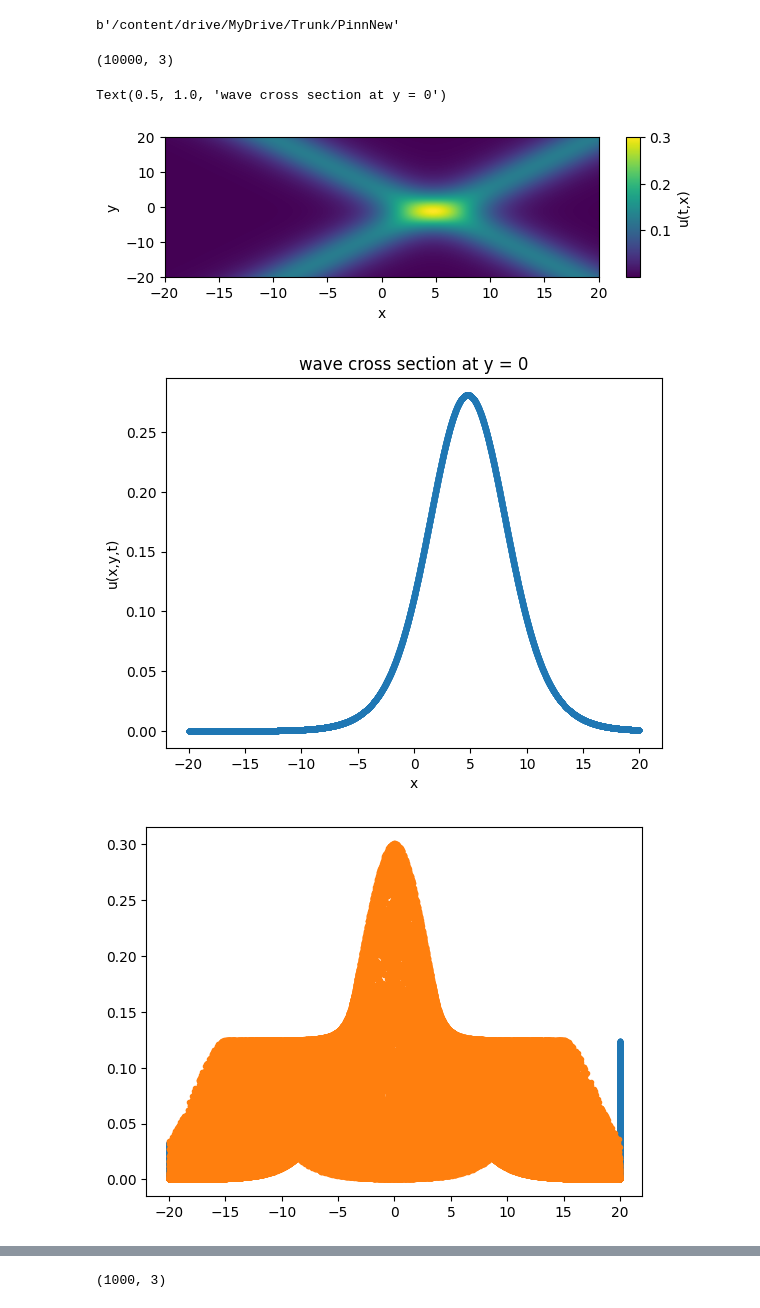
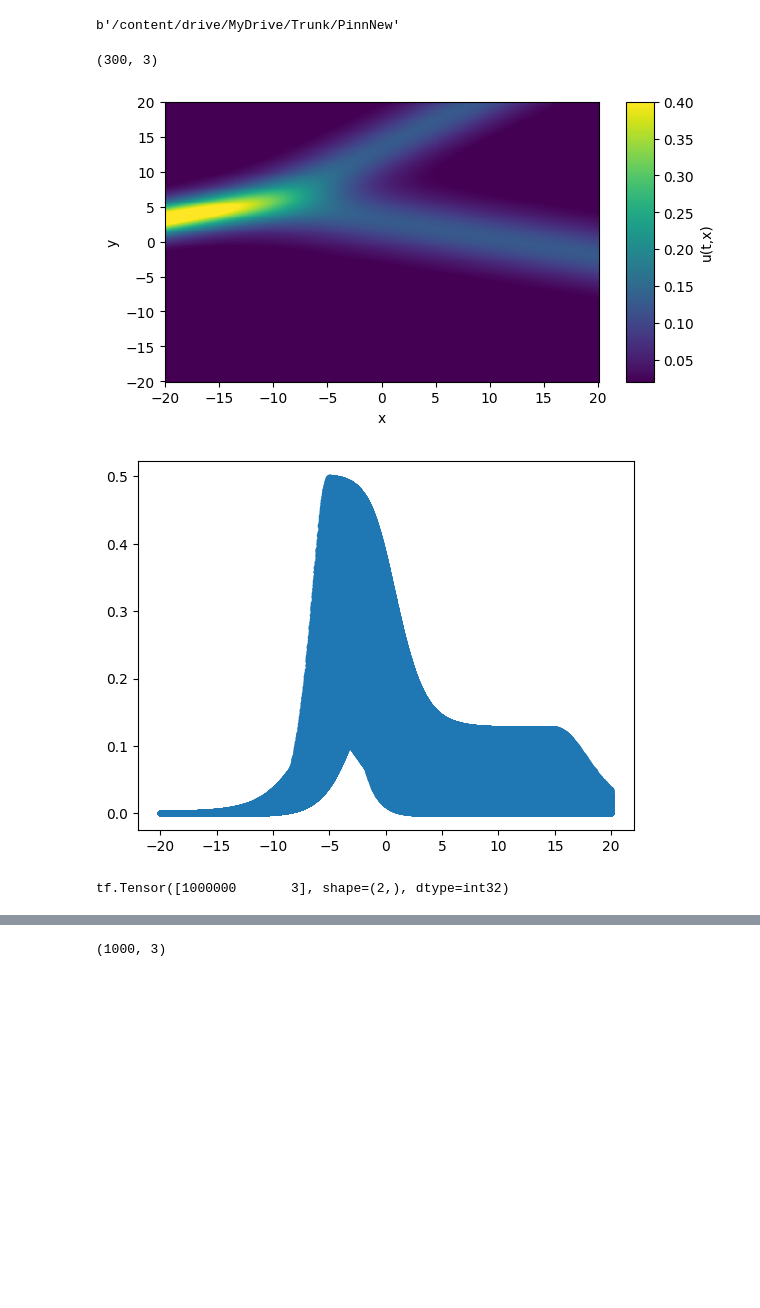
Before and after one commit to naiaseh/Trunk, a Jupyter notebook: PinnNew/KP.ipynb, the cells around one changed output, grey strips where cells are left out. Saved outputs shown, nothing was run; the diff lists cells and outputs as text; code cells hidden in the pictures; blank space fills up the shorter version.

```diff
--- a/PinnNew/KP.ipynb
+++ b/PinnNew/KP.ipynb
@@ -126,51 +190,50 @@ def phi_function(txy):
 # %%
 from matplotlib.gridspec import GridSpec
-N = 1000
-TIME = 3
-xt = np.linspace(-20,20,N).T
+N = 300
+TIME = 7
+xt = np.linspace(x_start,length,N).T
 yt = np.linspace(y_start,ylength,N).T
 tt = np.zeros((N,1))
 xt = xt.reshape(-1,1)
 yt = yt.reshape(-1,1)
 tt = tt.reshape(-1,1)
 
 txy_test = np.c_[tt,xt,yt]
 print(txy_test.shape)
 txy_test = tf.convert_to_tensor(txy_test, dtype = 'float32')
 txy_test = tf.reshape(txy_test, [N,3])
 
 x, y = np.meshgrid(xt, yt)
 txy = np.stack([np.full(x.flatten().shape, TIME), x.flatten(), y.flatten()],axis=-1)
-fig = plt.figure(figsize=(7,4))
+fig = plt.figure(figsize=(7,8))
 
 gs = GridSpec(2, 5)
 plt.subplot(gs[0, :])
 
 ut = phi_function(txy)
 ut = tf.reshape(ut, [x.shape[0],x.shape[1]])
-plt.pcolormesh(x, y, ut)
+plt.pcolormesh(y, x, ut)
 plt.xlabel('x')
 plt.ylabel('y')
 cbar = plt.colorbar(pad=0.05, aspect=10)
 cbar.set_label('u(t,x)')
-cbar.mappable.set_clim( tf.reduce_min(ut), tf.reduce_max(ut))
+# cbar.mappable.set_clim( tf.reduce_min(ut), tf.reduce_max(ut))
+cbar.mappable.set_clim( 0.02, 0.4)
+# fig = plt.figure()
 
-fig = plt.figure()
+# cross_sect = 0
 
-cross_sect = 0
-txy2 = np.stack([np.full(tt.shape, TIME),  xt , np.full(tt.shape, cross_sect)], axis=1)
-u2 = phi_function(txy2)
-u2 = tf.reshape(u2, [xt.shape[0],xt.shape[1]])
-plt.plot(xt, u2, '.',label = 'exact at time {}'.format(0))
+# txy2 = np.stack([np.full(tt.shape, TIME),  xt , np.full(tt.shape, cross_sect)], axis=1)
+# u2 = phi_function3(txy2)
+# u2 = tf.reshape(u2, [xt.shape[0],xt.shape[1]])
+# plt.plot(xt, u2, '.',label = 'exact at time {}'.format(0))
 
-plt.xlabel('x')
-plt.ylabel('u(x,y,t)')
-plt.title('wave cross section at y = {}'.format(cross_sect))
+# plt.xlabel('x')
+# plt.ylabel('u(x,y,t)')
+# plt.title('wave cross section at y = {}'.format(cross_sect))
 # %% [output]
-(10000, 3)
+(300, 3)
-Text(0.5, 1.0, 'wave cross section at y = 0')
-[figure, old version]
+[figure, new version]
-[figure, removed]
 # %%
 ### Plotting some test function in Fourier space ###
 # # N = 6000
@@ -194,13 +257,17 @@ normalizer.adapt(txy_eqn)
 # normalizer = FourierFeatures(n_features=25, standard_dev = 5.)
 # normalizer.build(input_shape=[3])
 # %%
-plt.plot(txy_boundary_x[:,1:2],u_bnd_x,'.')
+# plt.plot(txy_boundary_x[:,1:2],u_bnd_x,'.')
 
-plt.plot(txy_init[:,1:2],phi_function(txy_init),'.')
+plt.plot(txy_init[:,1:2],u_phi,'.')
 
 inputs = [txy_eqn, txy_init, txy_boundary_x, x_bnd_right, x_bnd_left, txy_boundary_y, y_bnd_right, y_bnd_left]
-outputs = [phi_function(txy_eqn), u_eqn, u_phi, u_bnd_x, u_bnd_y]
+outputs = [phi_function3(txy_eqn), u_eqn, u_phi, u_bnd_x, u_bnd_y]
 # %% [output]
-[figure, old version]
+[figure, new version]
+# %%
+print(tf.shape(txy_eqn))
+# %% [output]
+tf.Tensor([1000000       3], shape=(2,), dtype=int32)
 # %%
 ### another network structure that worked well was [12, 24, 24, 24, 12] ###
```
Also changed, not shown: parts of 22 cells of this notebook.
